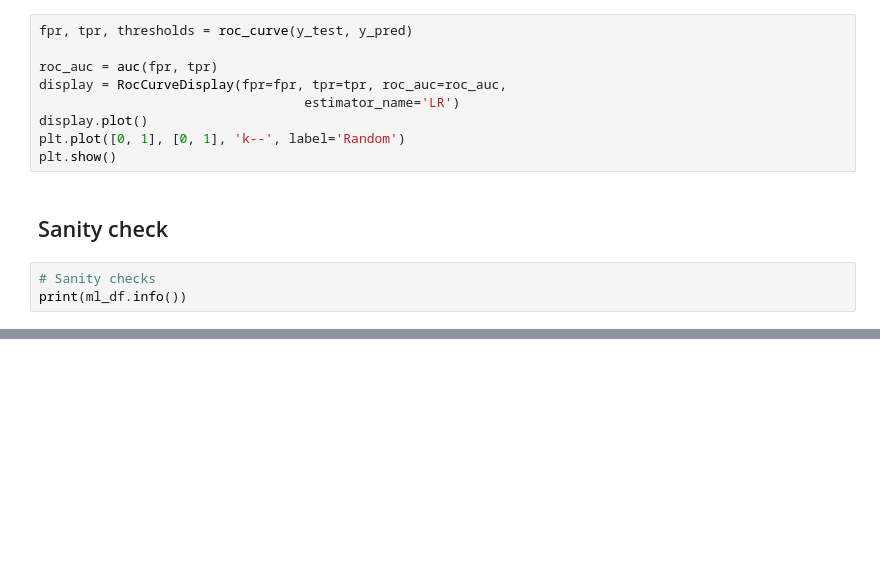
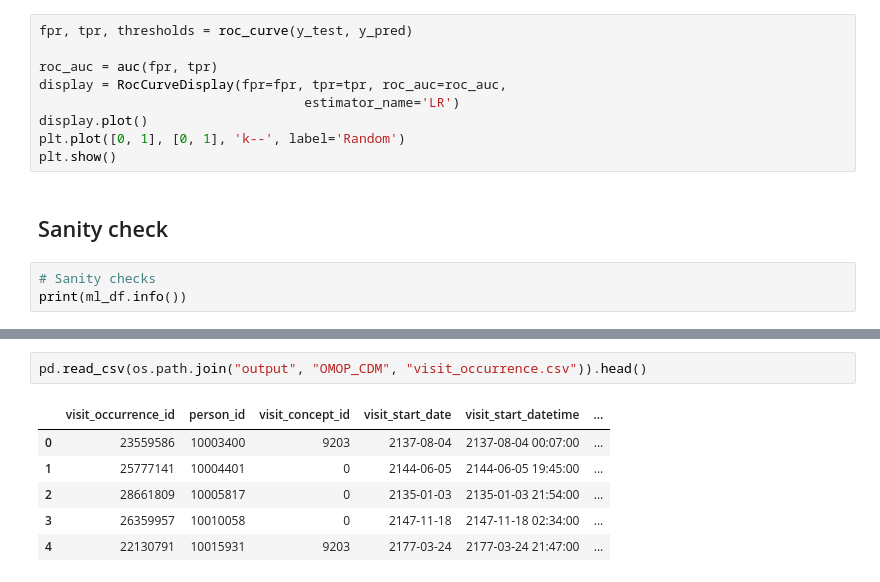
Before and after one commit to bma-vandijk/mimiciv_pipeline_insafedare, a Jupyter notebook: sandbox.ipynb, the cells around one changed output, grey strips where cells are left out. Drawn from its saved outputs; the diff is of its cells as text; blank space fills up the shorter version.

```diff
--- a/sandbox.ipynb
+++ b/sandbox.ipynb
@@ -383,0 +428,9 @@ print(ml_df.info())
+# %%
+pd.read_csv(os.path.join("output", "OMOP_CDM", "visit_occurrence.csv")).head()
+# %% [output]
+|  | visit_occurrence_id | person_id | visit_concept_id | visit_start_date | visit_start_datetime | ... |
+| 0 | 23559586 | 10003400 | 9203 | 2137-08-04 | 2137-08-04 00:07:00 | ... |
+| 1 | 25777141 | 10004401 | 0 | 2144-06-05 | 2144-06-05 19:45:00 | ... |
+| 2 | 28661809 | 10005817 | 0 | 2135-01-03 | 2135-01-03 21:54:00 | ... |
+| 3 | 26359957 | 10010058 | 0 | 2147-11-18 | 2147-11-18 02:34:00 | ... |
+| 4 | 22130791 | 10015931 | 9203 | 2177-03-24 | 2177-03-24 21:47:00 | ... |
```
Also changed, not shown: parts of 5 cells of this notebook, 10 other files.
